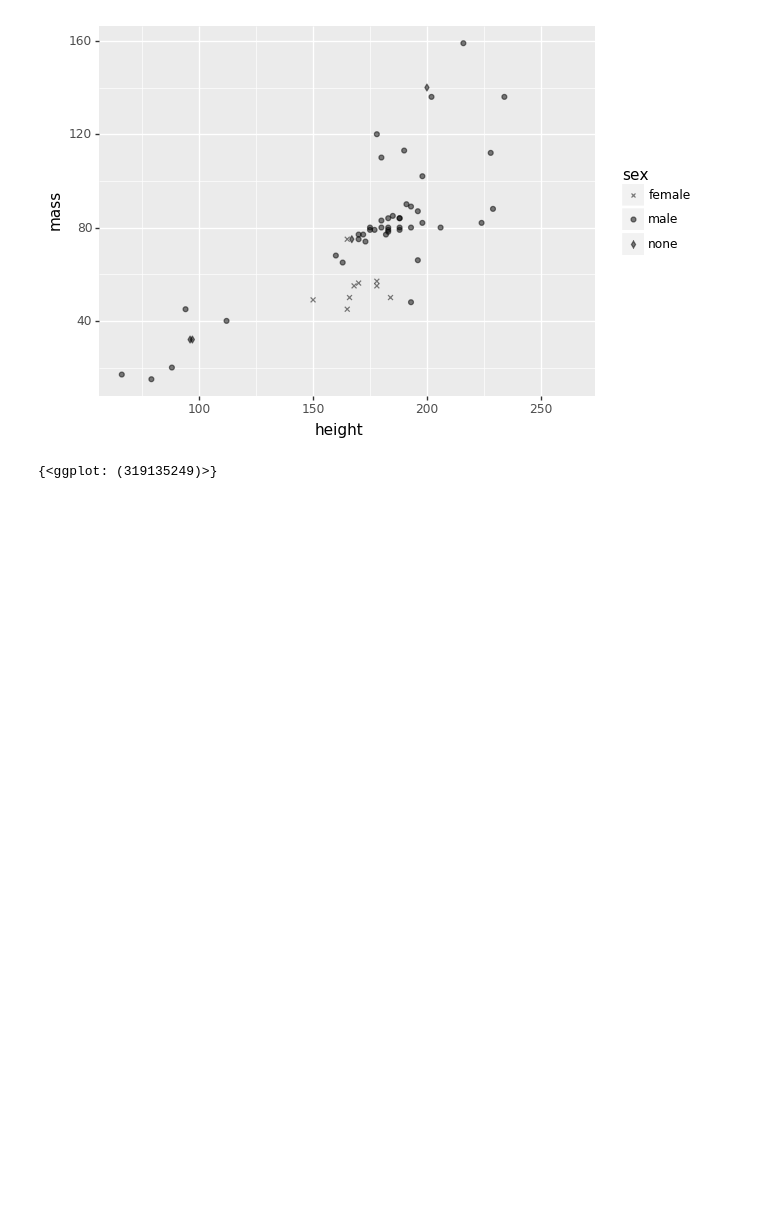
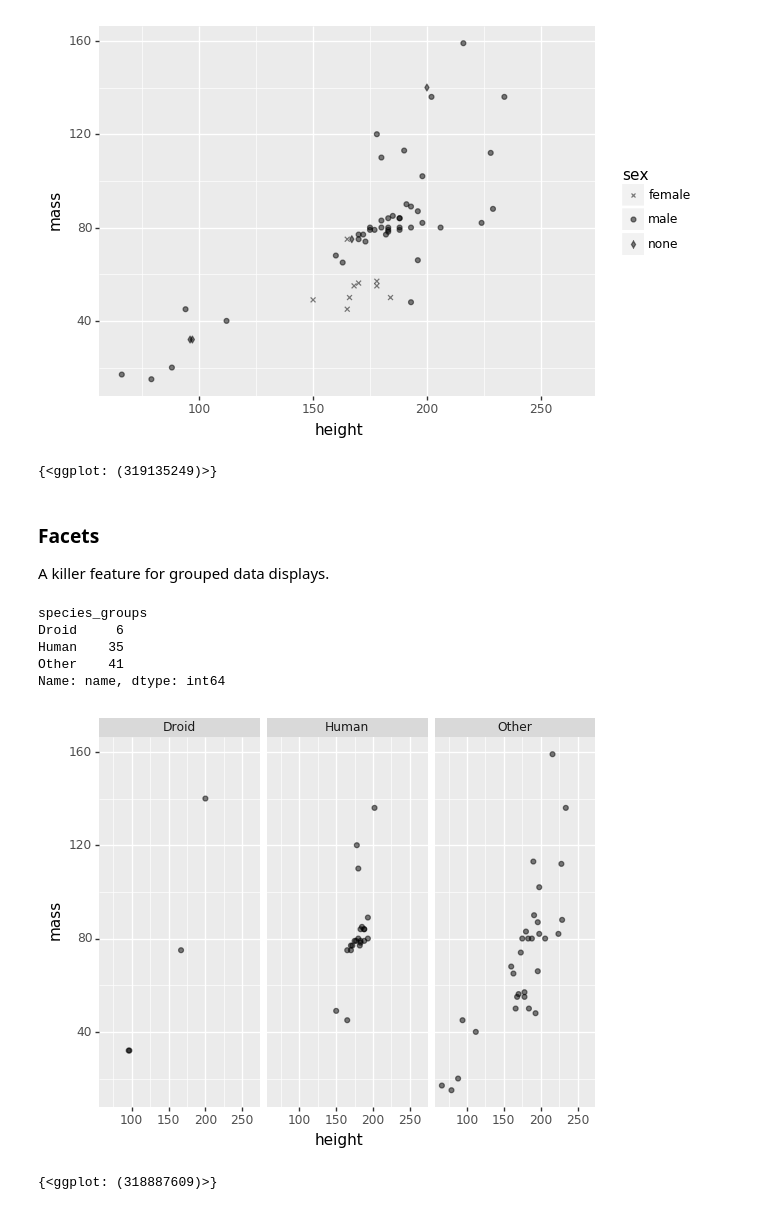
Before and after one commit to o19s/ggoodggraphics, a Jupyter notebook: pt2.ipynb, the cells around one changed output. Drawn from its saved outputs; the diff is of its cells as text; code cells hidden in the pictures; blank space fills up the shorter version.

Commit message:
pt2 add facets

```diff
--- a/pt2.ipynb
+++ b/pt2.ipynb
@@ -230,3 +231,30 @@ Note ~ There is always a scale. Even if you haven't defined it, `ggplot` has cre
 # %% [output]
 [figure]
 {<ggplot: (319135249)>}
+# %% [markdown]
+### Facets
+
+A killer feature for grouped data displays.
+# %%
+star_wars.groupby('species_groups').name.nunique()
+# %% [output]
+species_groups
+Droid     6
+Human    35
+Other    41
+Name: name, dtype: int64
+# %%
+star_wars['species_groups'] = np.select(
+    [star_wars.species == 'Human', star_wars.species == "Droid"],
+    ['Human', 'Droid'],
+    default = 'Other'
+)
+# %%
+ {
+    ggplot(star_wars, aes('height', 'mass')) +
+    geom_point(alpha = .5) +
+    facet_wrap('~species_groups')
+ }
+# %% [output]
+[figure, added]
+{<ggplot: (318887609)>}
```
Also changed, not shown: parts of 3 cells of this notebook.
